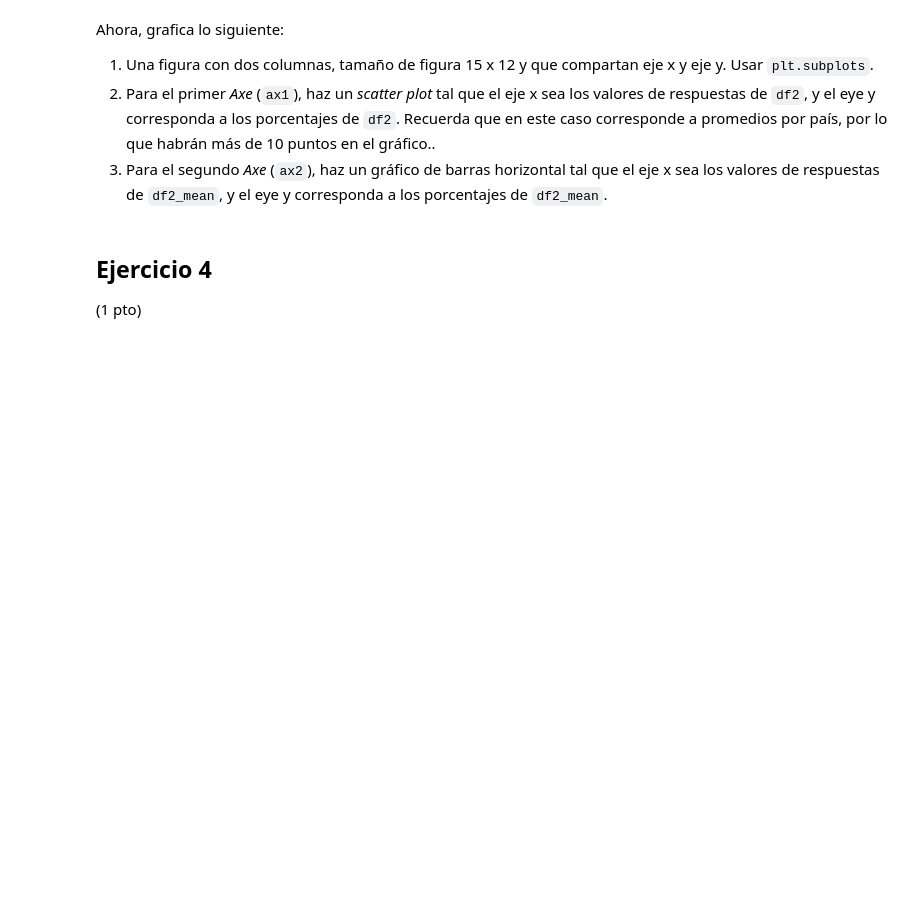
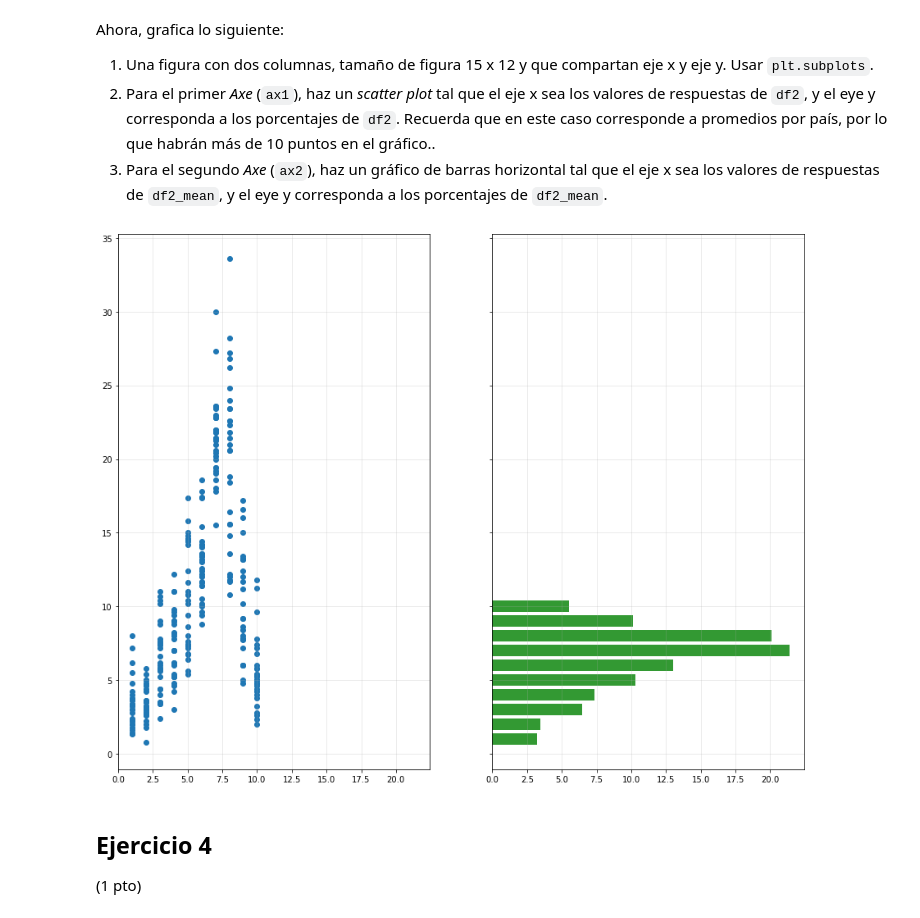
Before and after one commit to Macarena-Rojas/mat281_portfolio, a Jupyter notebook: labs/lab05.ipynb, the cells around one changed output. Drawn from its saved outputs; the diff is of its cells as text; code cells hidden in the pictures; blank space fills up the shorter version.

```diff
--- a/labs/lab05.ipynb
+++ b/labs/lab05.ipynb
@@ -229,0 +209,9 @@ df2
+# %%
+df2 = (
+   daily_life.query("question_code == 'g5'")
+    .astype({"answer": "int"})
+    .groupby(["country", "answer"])
+    .agg(percentage_mean = ("percentage", "mean"))
+    .reset_index()
+)
+df2
@@ -233,5 +235,5 @@ Crea un DataFrame llamado `df2_mean` tal que:
 1. Agrupa `df2` por respuesta y calcula el promedio del porcentaje.
 2. Resetea los índices.
 # %%
-df2_mean = df2.# FIX ME #
+df2_mean = df2.groupby("answer").agg(new_percentage_mean= ("percentage_mean", "mean"))
 df2_mean.head()
@@ -242,22 +252,23 @@ Ahora, grafica lo siguiente:
 2. Para el primer _Axe_ (`ax1`), haz un _scatter plot_ tal que el eje x sea los valores de respuestas de `df2`, y el eye y corresponda a los porcentajes de `df2`. Recuerda que en este caso corresponde a promedios por país, por lo que habrán más de 10 puntos en el gráfico..
 3. Para el segundo _Axe_ (`ax2`), haz un gráfico de barras horizontal tal que el eje x sea los valores de respuestas de `df2_mean`, y el eye y corresponda a los porcentajes de `df2_mean`.
 # %%
-x = # FIX ME #
-y = # FIX ME #
+x = df2['answer']
+y = df2['percentage_mean']
 
-x_mean = # FIX ME #s
-y_mean = # FIX ME #
+x_mean = df2_mean.index
+y_mean = df2_mean['new_percentage_mean']
 
+fig, (ax1, ax2) = plt.subplots(ncols = 2, figsize=(15,12), sharex = True, sharey = True)
 
-fig, (ax1, ax2) = plt.subplots(# FIX ME #)
-
-ax1.# FIX ME #
+ax1.scatter(x, y)
 ax1.grid(alpha=0.3)
 
-ax2.# FIX ME #
+ax2.barh(x_mean, y_mean, align='center', color="g", alpha=0.8)
 ax2.grid(alpha=0.3)
 
-fig.show()
+plt.show() # Con el fig.show aparecia un error chiquitito
+# %% [output]
+[figure, added]
 # %% [markdown]
 ## Ejercicio 4
 
```
Also changed, not shown: parts of 10 cells of this notebook.
